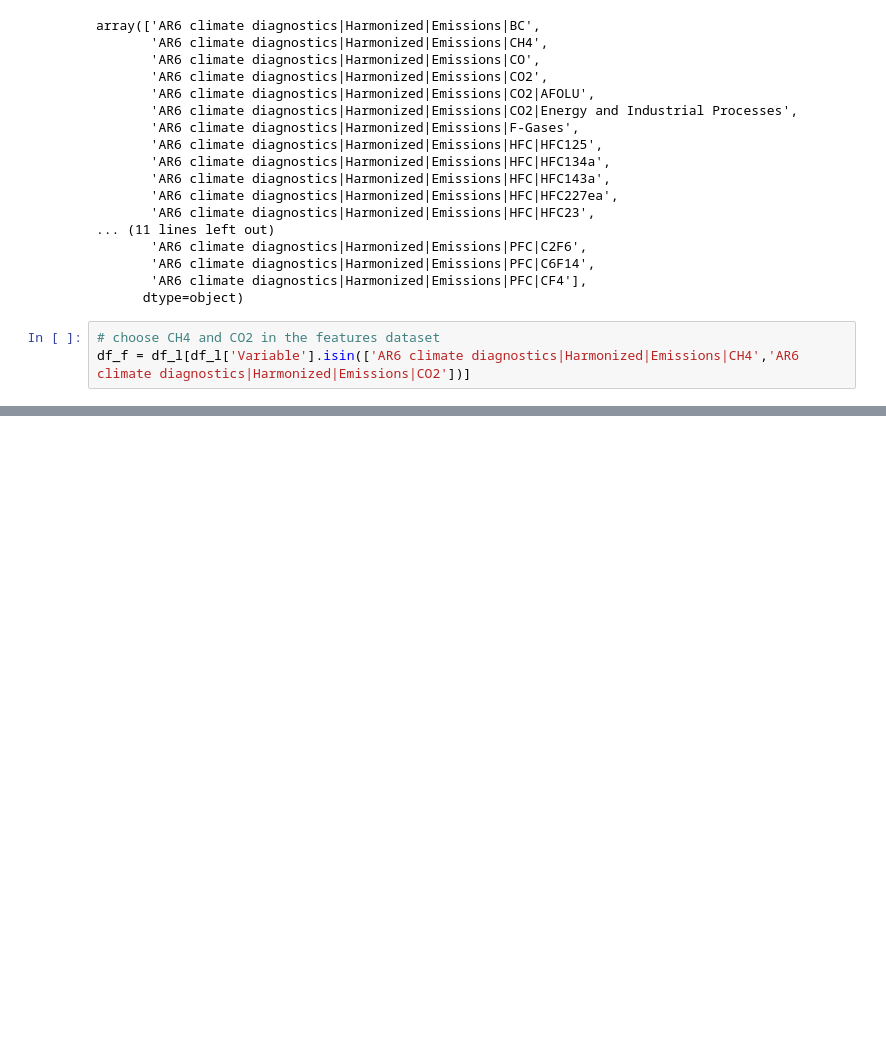
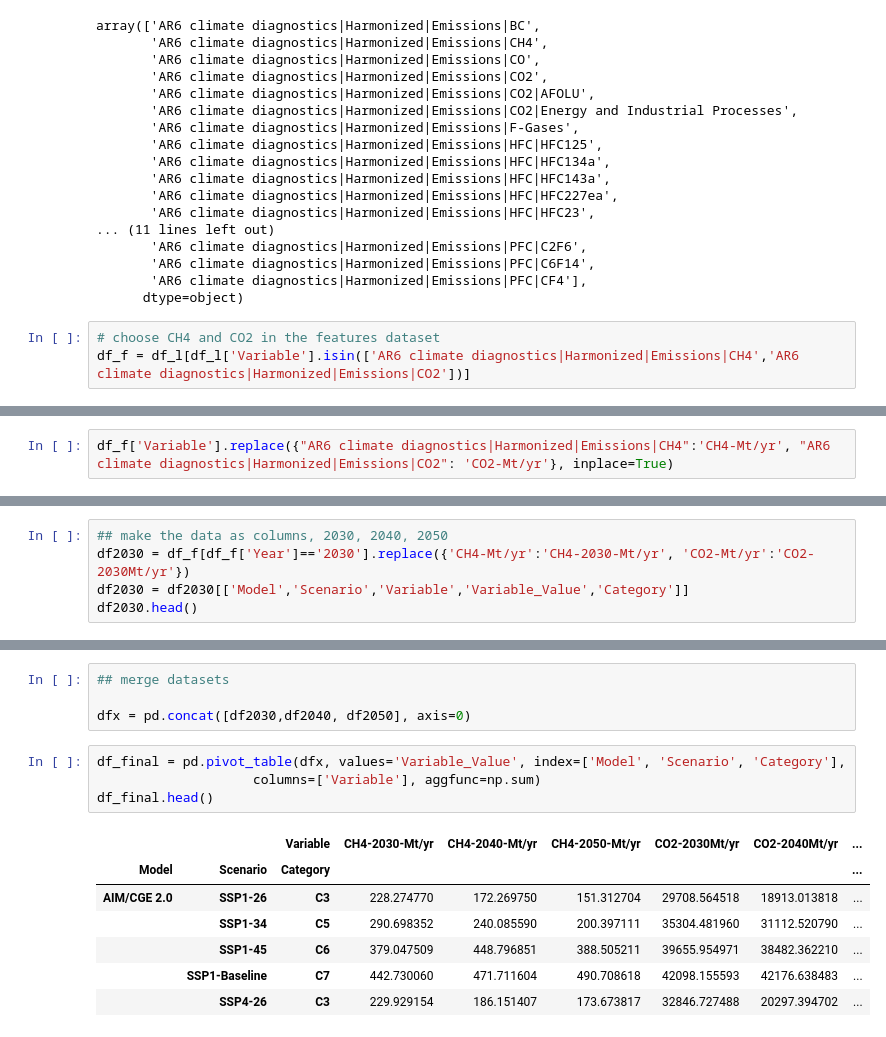
Before and after one commit to muadelm/IPCC_Scenarios, a Jupyter notebook: Classification_of_scenarioes_June2023/Classification_of_scenarioes.ipynb, the cells around one changed output, grey strips where cells are left out. Cells and saved outputs as stored; diff of their text form; blank space fills up the shorter version.

```diff
--- a/Classification_of_scenarioes_June2023/Classification_of_scenarioes.ipynb
+++ b/Classification_of_scenarioes_June2023/Classification_of_scenarioes.ipynb
@@ -176,0 +191,2 @@ df_f
+# %%
+df_f['Variable'].replace({"AR6 climate diagnostics|Harmonized|Emissions|CH4":'CH4-Mt/yr', "AR6 climate diagnostics|Harmonized|Emissions|CO2": 'CO2-Mt/yr'}, inplace=True)
@@ -176,0 +200,5 @@ df_f
+# %%
+## make the data as columns, 2030, 2040, 2050
+df2030 = df_f[df_f['Year']=='2030'].replace({'CH4-Mt/yr':'CH4-2030-Mt/yr', 'CO2-Mt/yr':'CO2-2030Mt/yr'})
+df2030 = df2030[['Model','Scenario','Variable','Variable_Value','Category']]
+df2030.head()
@@ -176,0 +228,16 @@ df_f
+# %%
+## merge datasets
+
+dfx = pd.concat([df2030,df2040, df2050], axis=0)
+# %%
+df_final = pd.pivot_table(dfx, values='Variable_Value', index=['Model', 'Scenario', 'Category'],
+                    columns=['Variable'], aggfunc=np.sum)
+df_final.head()
+# %% [output]
+|  |  | Variable | CH4-2030-Mt/yr | CH4-2040-Mt/yr | CH4-2050-Mt/yr | CO2-2030Mt/yr | CO2-2040Mt/yr | ... |
+| Model | Scenario | Category |  |  |  |  |  | ... |
+| AIM/CGE 2.0 | SSP1-26 | C3 | 228.274770 | 172.269750 | 151.312704 | 29708.564518 | 18913.013818 | ... |
+|  | SSP1-34 | C5 | 290.698352 | 240.085590 | 200.397111 | 35304.481960 | 31112.520790 | ... |
+|  | SSP1-45 | C6 | 379.047509 | 448.796851 | 388.505211 | 39655.954971 | 38482.362210 | ... |
+|  | SSP1-Baseline | C7 | 442.730060 | 471.711604 | 490.708618 | 42098.155593 | 42176.638483 | ... |
+|  | SSP4-26 | C3 | 229.929154 | 186.151407 | 173.673817 | 32846.727488 | 20297.394702 | ... |
```
Also changed, not shown: parts of 16 cells of this notebook.
